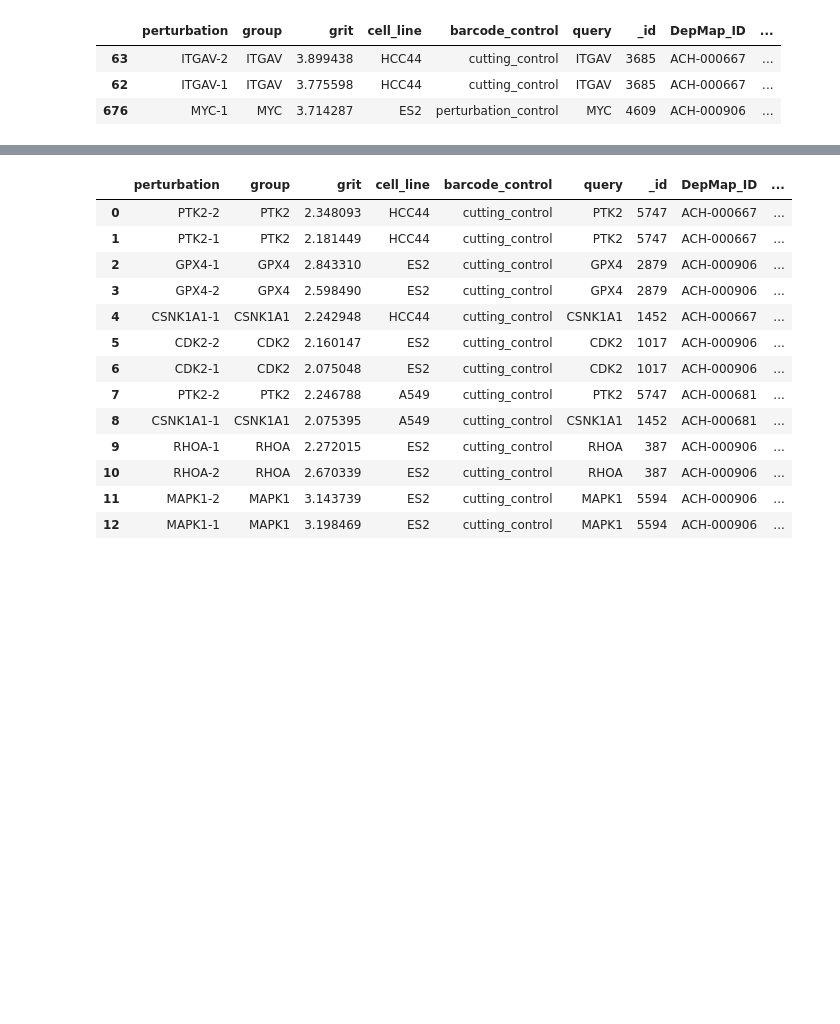
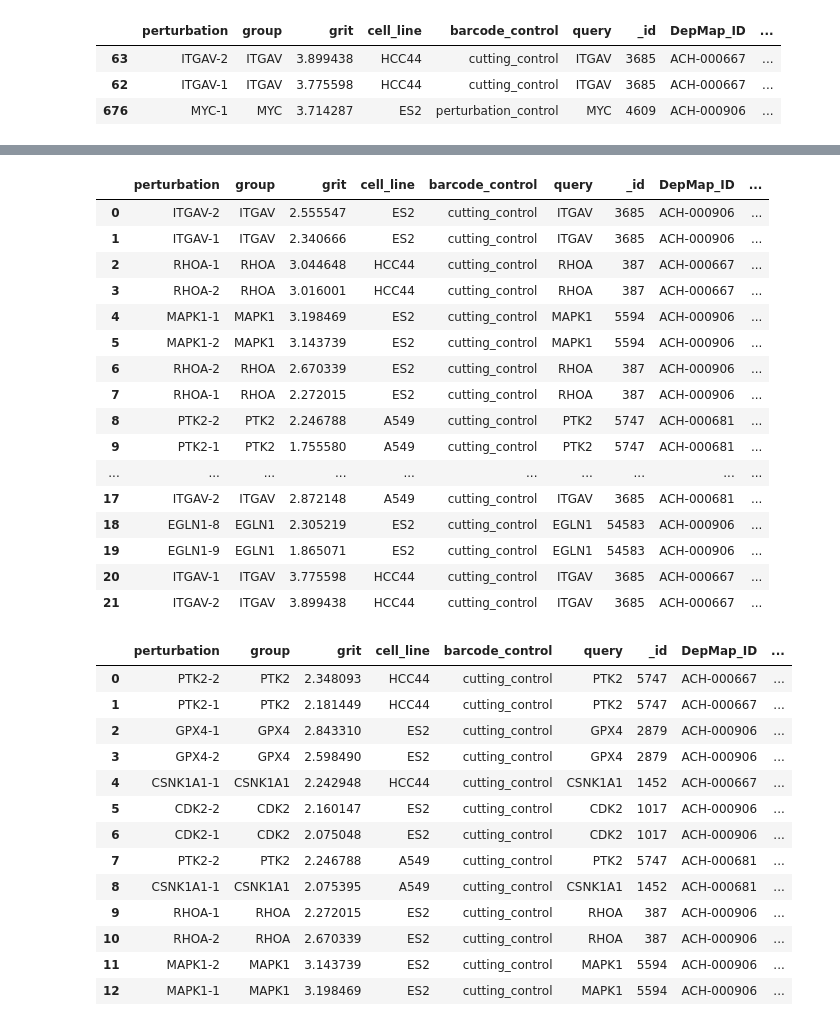
Before and after one commit to broadinstitute/grit-benchmark, a Jupyter notebook: 2.compare-metrics/cell-health/0.compare-ceres.ipynb, the cells around one changed output, grey strips where cells are left out. Drawn from its saved outputs; the diff is of its cells as text; code cells hidden in the pictures; blank space fills up the shorter version.

Commit message:
add viz to high grit genes

```diff
--- a/2.compare-metrics/cell-health/0.compare-ceres.ipynb
+++ b/2.compare-metrics/cell-health/0.compare-ceres.ipynb
@@ -194,3 +194,30 @@ grit_ceres_comparison_gg
+# %%
+(
+    cell_health_results_df
+    .query("ceres_score > -1.1")
+    .query("grit_mean > 2")
+    .query("barcode_control == 'cutting_control'")
+    .sort_values(by="ceres_score", ascending=False)
+    .reset_index(drop=True)
+)
+# %% [output]
+|  | perturbation | group | grit | cell_line | barcode_control | query | _id | DepMap_ID | ... |
+| 0 | ITGAV-2 | ITGAV | 2.555547 | ES2 | cutting_control | ITGAV | 3685 | ACH-000906 | ... |
+| 1 | ITGAV-1 | ITGAV | 2.340666 | ES2 | cutting_control | ITGAV | 3685 | ACH-000906 | ... |
+| 2 | RHOA-1 | RHOA | 3.044648 | HCC44 | cutting_control | RHOA | 387 | ACH-000667 | ... |
+| 3 | RHOA-2 | RHOA | 3.016001 | HCC44 | cutting_control | RHOA | 387 | ACH-000667 | ... |
+| 4 | MAPK1-1 | MAPK1 | 3.198469 | ES2 | cutting_control | MAPK1 | 5594 | ACH-000906 | ... |
+| 5 | MAPK1-2 | MAPK1 | 3.143739 | ES2 | cutting_control | MAPK1 | 5594 | ACH-000906 | ... |
+| 6 | RHOA-2 | RHOA | 2.670339 | ES2 | cutting_control | RHOA | 387 | ACH-000906 | ... |
+| 7 | RHOA-1 | RHOA | 2.272015 | ES2 | cutting_control | RHOA | 387 | ACH-000906 | ... |
+| 8 | PTK2-2 | PTK2 | 2.246788 | A549 | cutting_control | PTK2 | 5747 | ACH-000681 | ... |
+| 9 | PTK2-1 | PTK2 | 1.755580 | A549 | cutting_control | PTK2 | 5747 | ACH-000681 | ... |
+| ... | ... | ... | ... | ... | ... | ... | ... | ... | ... |
+| 17 | ITGAV-2 | ITGAV | 2.872148 | A549 | cutting_control | ITGAV | 3685 | ACH-000681 | ... |
+| 18 | EGLN1-8 | EGLN1 | 2.305219 | ES2 | cutting_control | EGLN1 | 54583 | ACH-000906 | ... |
+| 19 | EGLN1-9 | EGLN1 | 1.865071 | ES2 | cutting_control | EGLN1 | 54583 | ACH-000906 | ... |
+| 20 | ITGAV-1 | ITGAV | 3.775598 | HCC44 | cutting_control | ITGAV | 3685 | ACH-000667 | ... |
+| 21 | ITGAV-2 | ITGAV | 3.899438 | HCC44 | cutting_control | ITGAV | 3685 | ACH-000667 | ... |
 # %%
 # What are the perturbations with high grit and low ceres scores?
 (
```
Also changed, not shown: parts of 2 cells of this notebook, 1 other file.
